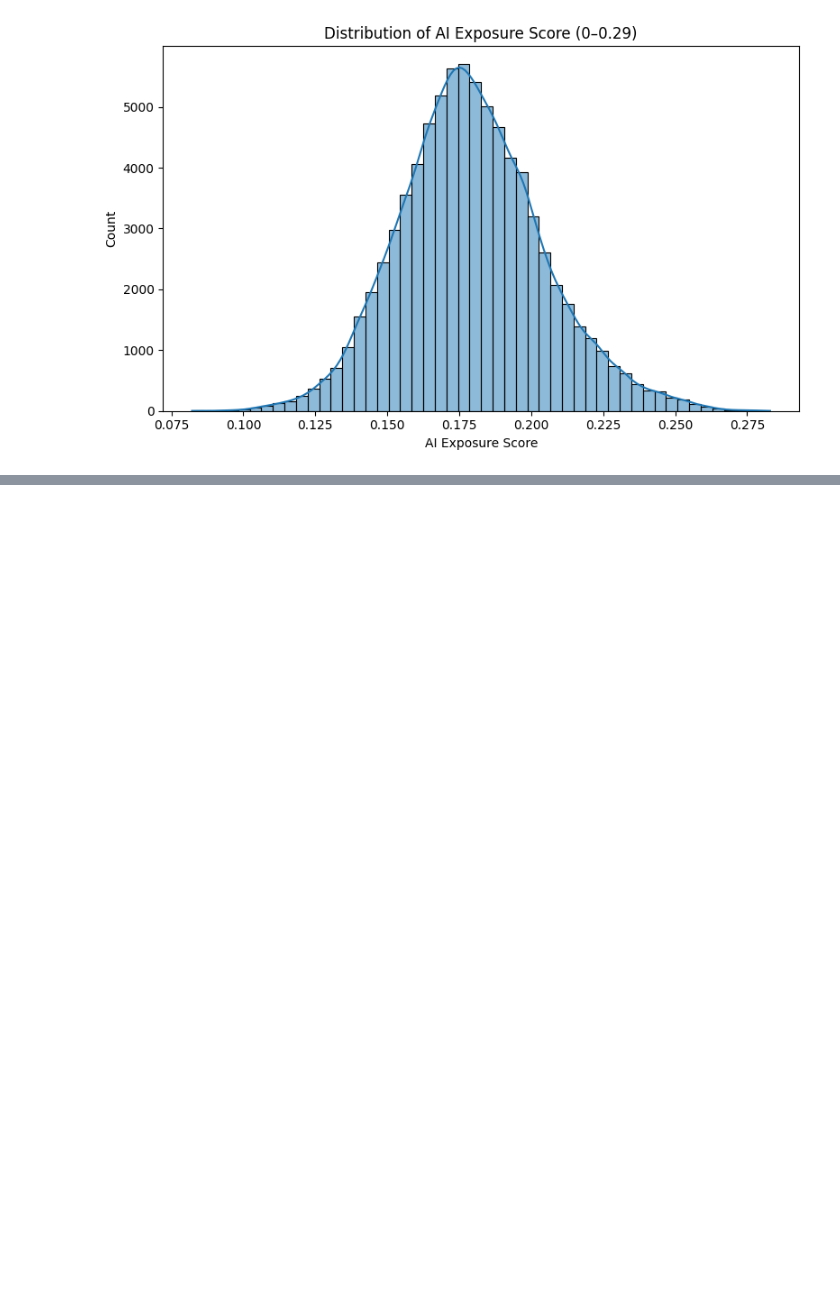
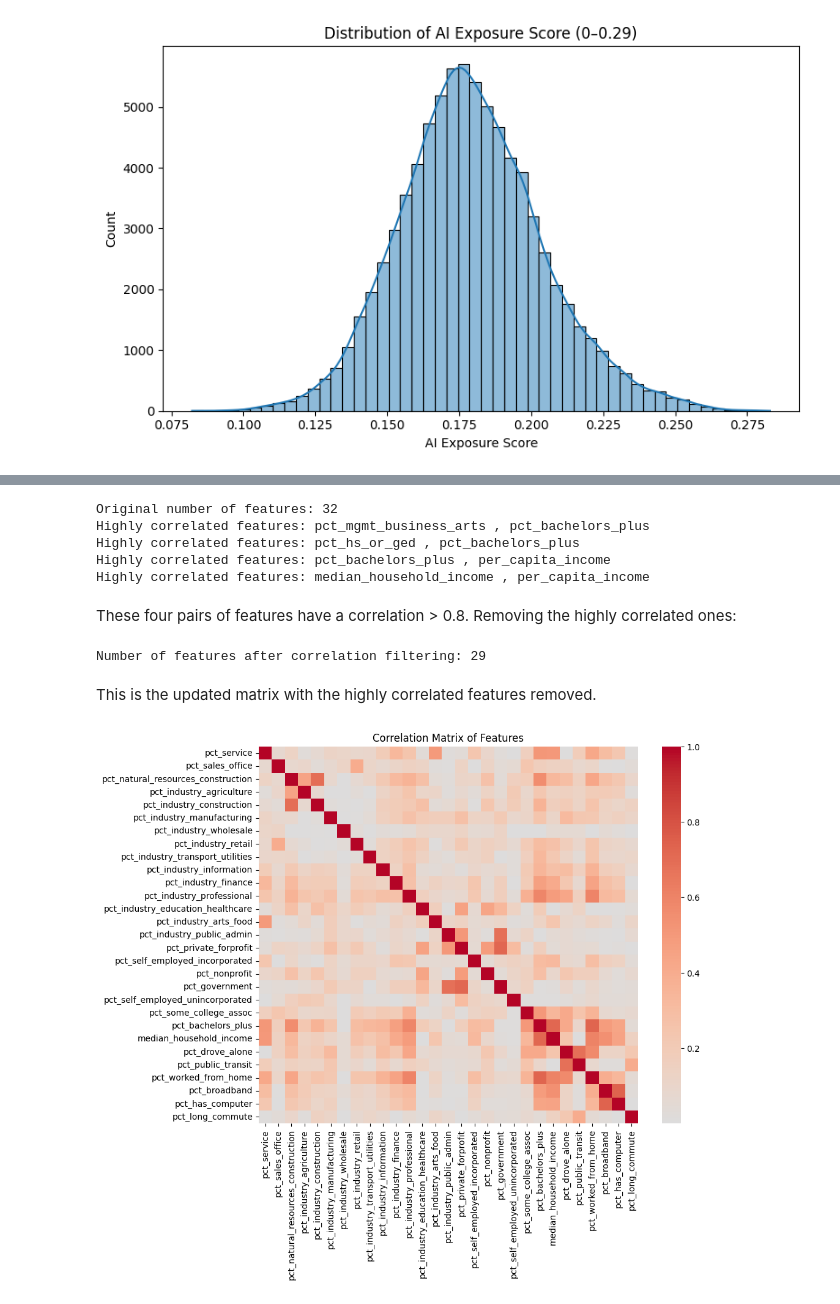
Before and after one commit to raelynncui/ai_exposure, a Jupyter notebook: eda.ipynb, the cells around one changed output, grey strips where cells are left out. Cells and saved outputs as stored; diff of their text form; code cells hidden in the pictures; blank space fills up the shorter version.

```diff
--- a/eda.ipynb
+++ b/eda.ipynb
@@ -162,0 +238,35 @@ plt.show()
+# %%
+print('Original number of features:', len(X.columns))
+
+for col in X.columns:
+    for col2 in X.columns:
+        if col != col2:
+            if upper.loc[col, col2] > 0.80:
+                print("Highly correlated features:", col, ",", col2)
+# %% [output]
+Original number of features: 32
+Highly correlated features: pct_mgmt_business_arts , pct_bachelors_plus
+Highly correlated features: pct_hs_or_ged , pct_bachelors_plus
+Highly correlated features: pct_bachelors_plus , per_capita_income
+Highly correlated features: median_household_income , per_capita_income
+# %% [markdown]
+These four pairs of features have a correlation > 0.8. Removing the highly correlated ones:
+# %%
+drop_col = ["pct_mgmt_business_arts", "pct_hs_or_ged", "per_capita_income"]
+X = X.drop(columns=drop_col)
+print('Number of features after correlation filtering:', len(X.columns))
+# %% [output]
+Number of features after correlation filtering: 29
+# %% [markdown]
+This is the updated matrix with the highly correlated features removed.
+# %%
+correlation_matrix = X.corr().abs()
+upper = correlation_matrix.where(np.triu(np.ones(correlation_matrix.shape), k=1).astype(bool))
+
+# visualize the correlation matrix
+plt.figure(figsize=(10, 8))
+sns.heatmap(correlation_matrix, annot=False,cmap='coolwarm', center=0)
+plt.title('Correlation Matrix of Features')
+plt.show()
+# %% [output]
+[figure, added]
```
Also changed, not shown: parts of 8 cells of this notebook.
